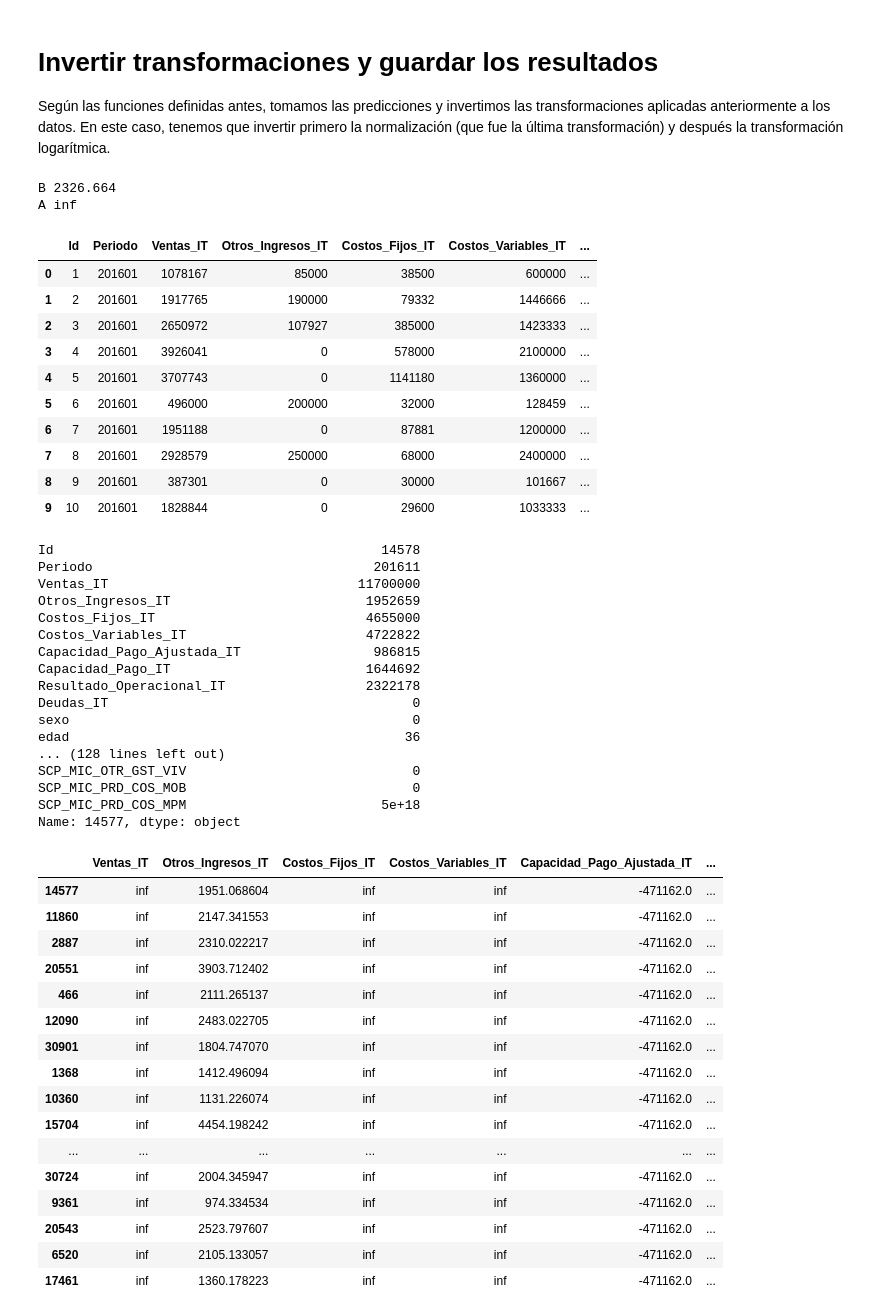
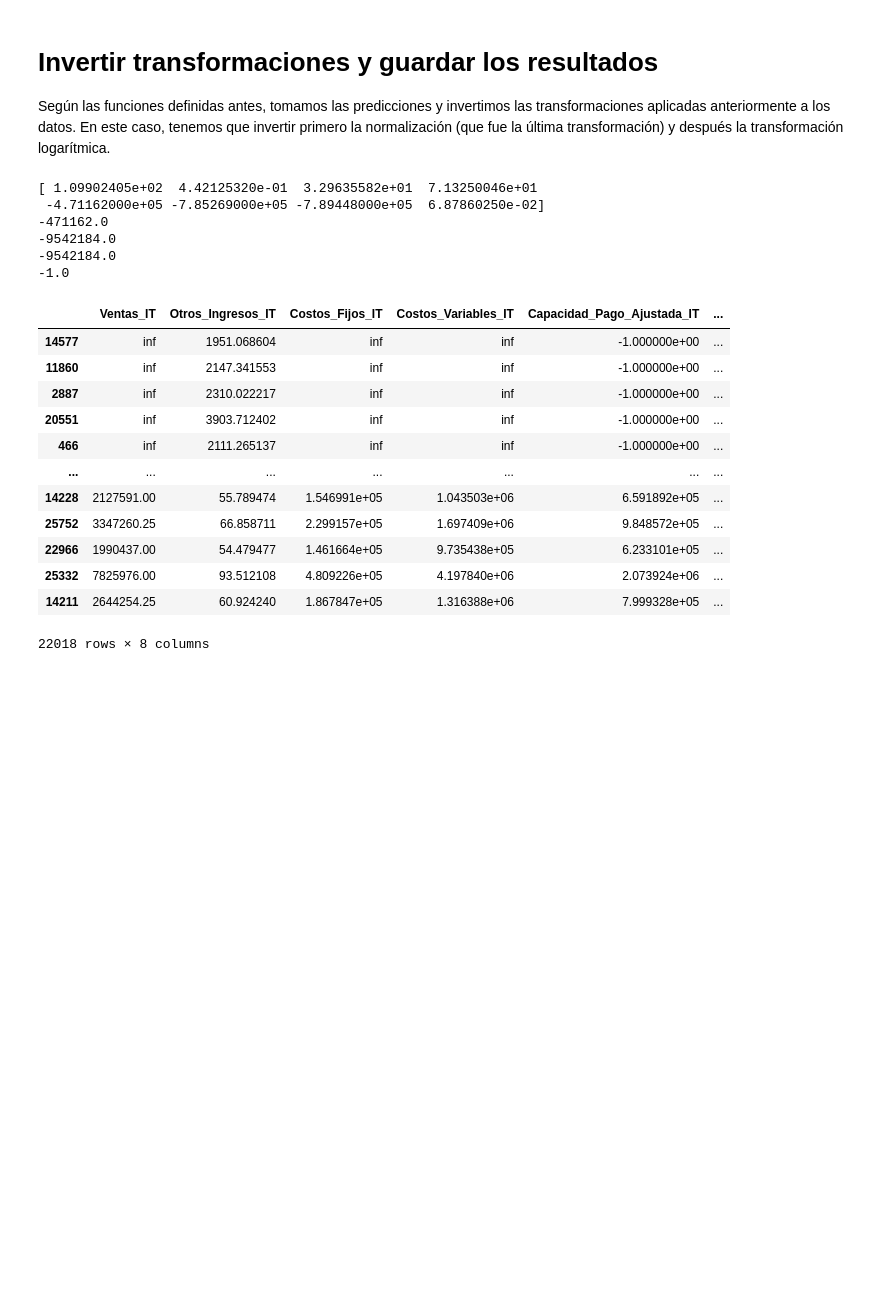
Before and after one commit to GAMES-UChile/Curso-BancoEstado, a Jupyter notebook: modulo6/modulo6.ipynb, the cells around one changed output. Drawn from its saved outputs; the diff is of its cells as text; code cells hidden in the pictures; blank space fills up the shorter version.

```diff
--- a/modulo6/modulo6.ipynb
+++ b/modulo6/modulo6.ipynb
@@ -712,62 +725,32 @@ MAPE:  train=10.15%  test=10.21%
 # Invertir transformaciones y guardar los resultados
 Según las funciones definidas antes, tomamos las predicciones y invertimos las transformaciones aplicadas anteriormente a los datos. En este caso, tenemos que invertir primero la normalización (que fue la última transformación) y después la transformación logarítmica.
 # %%
+print(y_train_pred[0])
 df_train_pred = pd.DataFrame(y_train_pred.copy(), index=y_train.index, columns=y_train.columns)
 df_test_pred = pd.DataFrame(y_test_pred.copy(), index=y_test.index, columns=y_test.columns)
 
 df_pred = df_train_pred.append(df_test_pred)
 df_pred = invert_scale(df_pred)
 df_pred = invert_log(df_pred)
 
-display(df0.head(10))
-display(df0.loc[14577,:])
-display(df_pred.head(20))
-display(df_pred.loc[10, :])
+df_pred
 # %% [output]
-B 2326.664
-A inf
+[ 1.09902405e+02  4.42125320e-01  3.29635582e+01  7.13250046e+01
+ -4.71162000e+05 -7.85269000e+05 -7.89448000e+05  6.87860250e-02]
+-471162.0
+-9542184.0
+-9542184.0
+-1.0
-|  | Id | Periodo | Ventas_IT | Otros_Ingresos_IT | Costos_Fijos_IT | Costos_Variables_IT | ... |
-| 0 | 1 | 201601 | 1078167 | 85000 | 38500 | 600000 | ... |
-| 1 | 2 | 201601 | 1917765 | 190000 | 79332 | 1446666 | ... |
-| 2 | 3 | 201601 | 2650972 | 107927 | 385000 | 1423333 | ... |
-| 3 | 4 | 201601 | 3926041 | 0 | 578000 | 2100000 | ... |
-| 4 | 5 | 201601 | 3707743 | 0 | 1141180 | 1360000 | ... |
-| 5 | 6 | 201601 | 496000 | 200000 | 32000 | 128459 | ... |
-| 6 | 7 | 201601 | 1951188 | 0 | 87881 | 1200000 | ... |
-| 7 | 8 | 201601 | 2928579 | 250000 | 68000 | 2400000 | ... |
-| 8 | 9 | 201601 | 387301 | 0 | 30000 | 101667 | ... |
-| 9 | 10 | 201601 | 1828844 | 0 | 29600 | 1033333 | ... |
+|  | Ventas_IT | Otros_Ingresos_IT | Costos_Fijos_IT | Costos_Variables_IT | Capacidad_Pago_Ajustada_IT | ... |
+| 14577 | inf | 1951.068604 | inf | inf | -1.000000e+00 | ... |
+| 11860 | inf | 2147.341553 | inf | inf | -1.000000e+00 | ... |
+| 2887 | inf | 2310.022217 | inf | inf | -1.000000e+00 | ... |
+| 20551 | inf | 3903.712402 | inf | inf | -1.000000e+00 | ... |
+| 466 | inf | 2111.265137 | inf | inf | -1.000000e+00 | ... |
+| ... | ... | ... | ... | ... | ... | ... |
+| 14228 | 2127591.00 | 55.789474 | 1.546991e+05 | 1.043503e+06 | 6.591892e+05 | ... |
+| 25752 | 3347260.25 | 66.858711 | 2.299157e+05 | 1.697409e+06 | 9.848572e+05 | ... |
+| 22966 | 1990437.00 | 54.479477 | 1.461664e+05 | 9.735438e+05 | 6.233101e+05 | ... |
+| 25332 | 7825976.00 | 93.512108 | 4.809226e+05 | 4.197840e+06 | 2.073924e+06 | ... |
+| 14211 | 2644254.25 | 60.924240 | 1.867847e+05 | 1.316388e+06 | 7.999328e+05 | ... |
-Id                                          14578
-Periodo                                    201611
-Ventas_IT                                11700000
-Otros_Ingresos_IT                         1952659
-Costos_Fijos_IT                           4655000
-Costos_Variables_IT                       4722822
-Capacidad_Pago_Ajustada_IT                 986815
-Capacidad_Pago_IT                         1644692
-Resultado_Operacional_IT                  2322178
-Deudas_IT                                       0
-sexo                                            0
-edad                                           36
-... (128 lines left out)
-SCP_MIC_OTR_GST_VIV                             0
-SCP_MIC_PRD_COS_MOB                             0
-SCP_MIC_PRD_COS_MPM                         5e+18
-Name: 14577, dtype: object
+22018 rows × 8 columns
-|  | Ventas_IT | Otros_Ingresos_IT | Costos_Fijos_IT | Costos_Variables_IT | Capacidad_Pago_Ajustada_IT | ... |
-| 14577 | inf | 1951.068604 | inf | inf | -471162.0 | ... |
-| 11860 | inf | 2147.341553 | inf | inf | -471162.0 | ... |
-| 2887 | inf | 2310.022217 | inf | inf | -471162.0 | ... |
-| 20551 | inf | 3903.712402 | inf | inf | -471162.0 | ... |
-| 466 | inf | 2111.265137 | inf | inf | -471162.0 | ... |
-| 12090 | inf | 2483.022705 | inf | inf | -471162.0 | ... |
-| 30901 | inf | 1804.747070 | inf | inf | -471162.0 | ... |
-| 1368 | inf | 1412.496094 | inf | inf | -471162.0 | ... |
-| 10360 | inf | 1131.226074 | inf | inf | -471162.0 | ... |
-| 15704 | inf | 4454.198242 | inf | inf | -471162.0 | ... |
-| ... | ... | ... | ... | ... | ... | ... |
-| 30724 | inf | 2004.345947 | inf | inf | -471162.0 | ... |
-| 9361 | inf | 974.334534 | inf | inf | -471162.0 | ... |
-| 20543 | inf | 2523.797607 | inf | inf | -471162.0 | ... |
-| 6520 | inf | 2105.133057 | inf | inf | -471162.0 | ... |
-| 17461 | inf | 1360.178223 | inf | inf | -471162.0 | ... |
```
Also changed, not shown: parts of 4 cells of this notebook.
